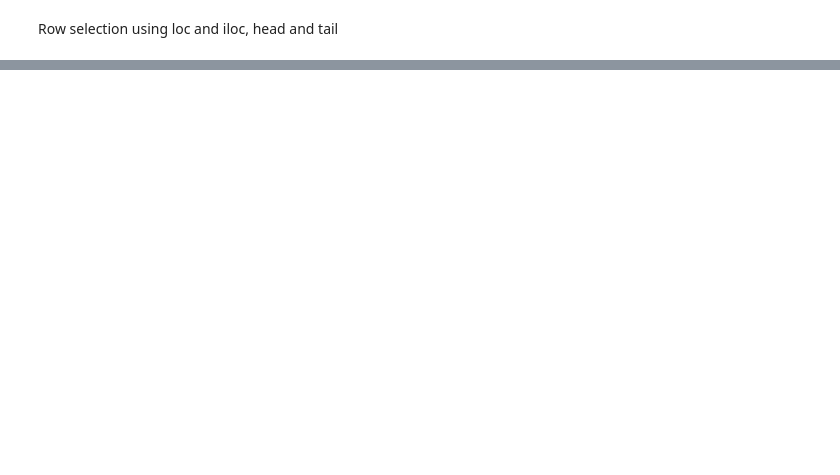
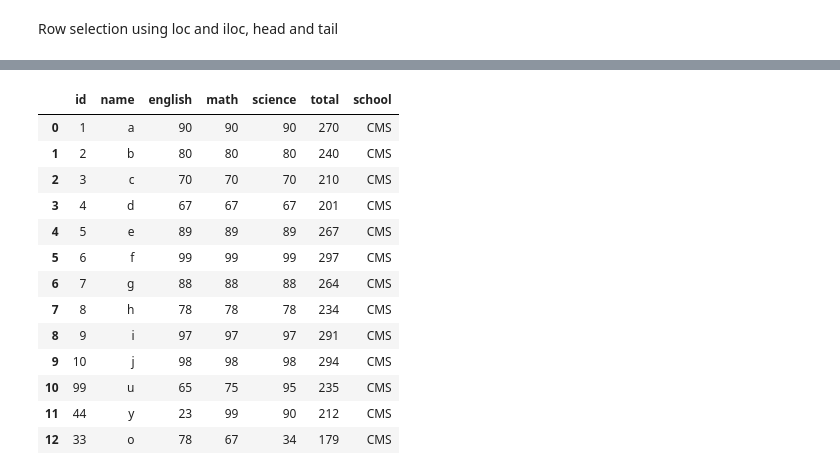
Before and after one commit to muskansonker/python-repository, a Jupyter notebook: analysis/pandas.ipynb, the cells around one changed output, grey strips where cells are left out. Drawn from its saved outputs; the diff is of its cells as text; code cells hidden in the pictures; blank space fills up the shorter version.

```diff
--- a/analysis/pandas.ipynb
+++ b/analysis/pandas.ipynb
@@ -105,0 +451,8 @@ canada.iloc[[0,3,6]]
+# %%
+students.append({
+    'id':99,
+    'name':'u',
+    'english':65,
+    'math':75,
+    'science':95,
+},ignore_index=True)
@@ -105,0 +475,11 @@ canada.iloc[[0,3,6]]
+# %%
+new_students=pd.DataFrame({
+    'id':[99,44,33],
+    'name':['u','y','o'],
+    'english':[65,23,78],
+    'math':[75,99,67],
+    'science':[95,90,34],
+})
+students=pd.concat([students,new_students],ignore_index=True)
+#! concatinate the new dataframe to the old dataframe.
+#^ focus on data not indexing
@@ -105,0 +541,17 @@ canada.iloc[[0,3,6]]
+# %%
+students
+# %% [output]
+|  | id | name | english | math | science | total | school |
+| 0 | 1 | a | 90 | 90 | 90 | 270 | CMS |
+| 1 | 2 | b | 80 | 80 | 80 | 240 | CMS |
+| 2 | 3 | c | 70 | 70 | 70 | 210 | CMS |
+| 3 | 4 | d | 67 | 67 | 67 | 201 | CMS |
+| 4 | 5 | e | 89 | 89 | 89 | 267 | CMS |
+| 5 | 6 | f | 99 | 99 | 99 | 297 | CMS |
+| 6 | 7 | g | 88 | 88 | 88 | 264 | CMS |
+| 7 | 8 | h | 78 | 78 | 78 | 234 | CMS |
+| 8 | 9 | i | 97 | 97 | 97 | 291 | CMS |
+| 9 | 10 | j | 98 | 98 | 98 | 294 | CMS |
+| 10 | 99 | u | 65 | 75 | 95 | 235 | CMS |
+| 11 | 44 | y | 23 | 99 | 90 | 212 | CMS |
+| 12 | 33 | o | 78 | 67 | 34 | 179 | CMS |
```
Also changed, not shown: parts of 54 cells of this notebook, 1 other file.
